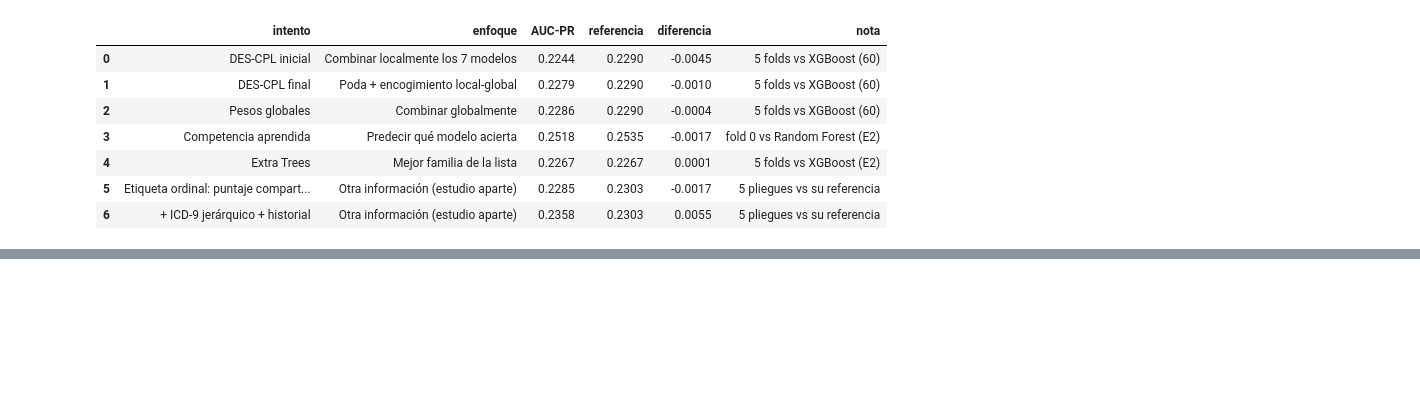
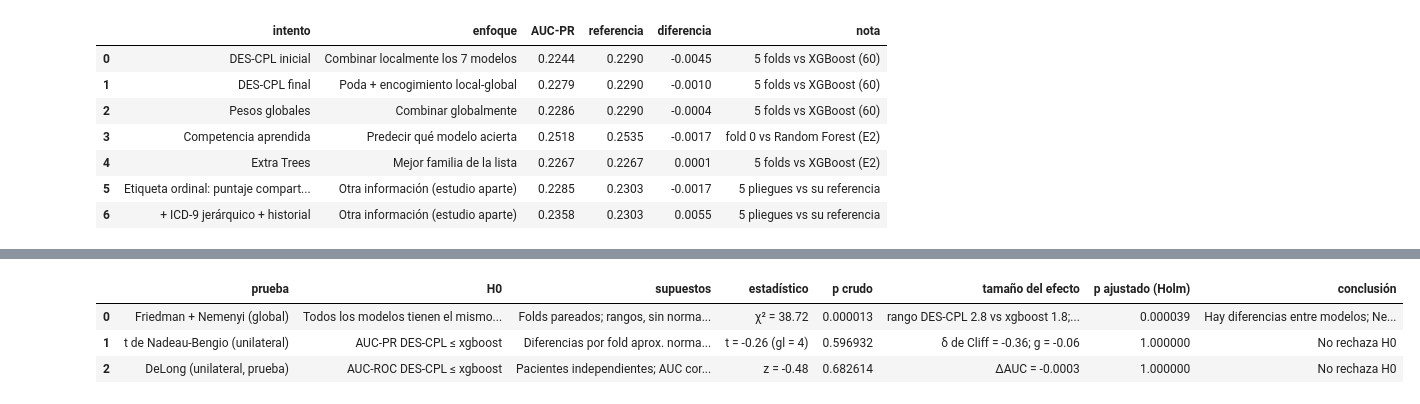
Before and after one commit to joshua2412-a/Diabetes_ProyectoML_202630, a Jupyter notebook: docs/13_Modelo_Original.ipynb, the cells around one changed output, grey strips where cells are left out. Saved outputs shown, nothing was run; the diff lists cells and outputs as text; code cells hidden in the pictures; blank space fills up the shorter version.

```diff
--- a/docs/13_Modelo_Original.ipynb
+++ b/docs/13_Modelo_Original.ipynb
@@ -535,0 +606,33 @@ Para el modelo original, esto significa que DES-CPL cumple los criterios de nove
+# %%
+# Tabla de pruebas de hipótesis exigida por la guía (sección 6.7), frente al
+# mejor benchmark. Las tres pruebas del protocolo; Holm sobre las tres.
+if not pred_prueba.empty:
+    nb_ref = pruebas.set_index("benchmark").loc[REFERENCIA]
+    dl_ref = delong.set_index("benchmark").loc[REFERENCIA]
+    tabla_pruebas = pd.DataFrame([
+        {"prueba": "Friedman + Nemenyi (global)", "H0": "Todos los modelos tienen el mismo rango",
+         "supuestos": "Folds pareados; rangos, sin normalidad",
+         "estadístico": f"χ² = {friedman.statistic:.2f}", "p crudo": friedman.pvalue,
+         "tamaño del efecto": f"rango DES-CPL {rangos['DES-CPL']:.1f} vs {REFERENCIA} {rangos[REFERENCIA]:.1f}; CD = {cd:.2f}"},
+        {"prueba": "t de Nadeau-Bengio (unilateral)", "H0": f"AUC-PR DES-CPL ≤ {REFERENCIA}",
+         "supuestos": "Diferencias por fold aprox. normales; varianza corregida por solapamiento",
+         "estadístico": f"t = {nb_ref['t']:.2f} (gl = {int(nb_ref['gl'])})", "p crudo": nb_ref["p"],
+         "tamaño del efecto": f"δ de Cliff = {nb_ref['delta de Cliff']:.2f}; g = {nb_ref['g de Hedges']:.2f}"},
+        {"prueba": "DeLong (unilateral, prueba)", "H0": f"AUC-ROC DES-CPL ≤ {REFERENCIA}",
+         "supuestos": "Pacientes independientes; AUC correlacionados por las mismas observaciones",
+         "estadístico": f"z = {dl_ref['z']:.2f}", "p crudo": dl_ref["p"],
+         "tamaño del efecto": f"ΔAUC = {dl_ref['diferencia']:+.4f}"},
+    ])
+    tabla_pruebas["p ajustado (Holm)"] = correccion_holm(tabla_pruebas["p crudo"].to_numpy())
+    tabla_pruebas["conclusión"] = np.where(
+        (tabla_pruebas["p ajustado (Holm)"] < 0.05) & (np.arange(3) > 0),
+        "Rechaza H0 a favor de DES-CPL", "No rechaza H0")
+    tabla_pruebas.loc[0, "conclusión"] = ("Hay diferencias entre modelos; Nemenyi no separa a DES-CPL del mejor"
+                                          if friedman.pvalue < 0.05 else "No rechaza H0")
+    guardar_resultado(tabla_pruebas, "pruebas_hipotesis_modelo_original")
+    display(tabla_pruebas)
+# %% [output]
+|  | prueba | H0 | supuestos | estadístico | p crudo | tamaño del efecto | p ajustado (Holm) | conclusión |
+| 0 | Friedman + Nemenyi (global) | Todos los modelos tienen el mismo... | Folds pareados; rangos, sin norma... | χ² = 38.72 | 0.000013 | rango DES-CPL 2.8 vs xgboost 1.8;... | 0.000039 | Hay diferencias entre modelos; Ne... |
+| 1 | t de Nadeau-Bengio (unilateral) | AUC-PR DES-CPL ≤ xgboost | Diferencias por fold aprox. norma... | t = -0.26 (gl = 4) | 0.596932 | δ de Cliff = -0.36; g = -0.06 | 1.000000 | No rechaza H0 |
+| 2 | DeLong (unilateral, prueba) | AUC-ROC DES-CPL ≤ xgboost | Pacientes independientes; AUC cor... | z = -0.48 | 0.682614 | ΔAUC = -0.0003 | 1.000000 | No rechaza H0 |
```
Also changed, not shown: parts of 7 cells of this notebook, 15 other files.
